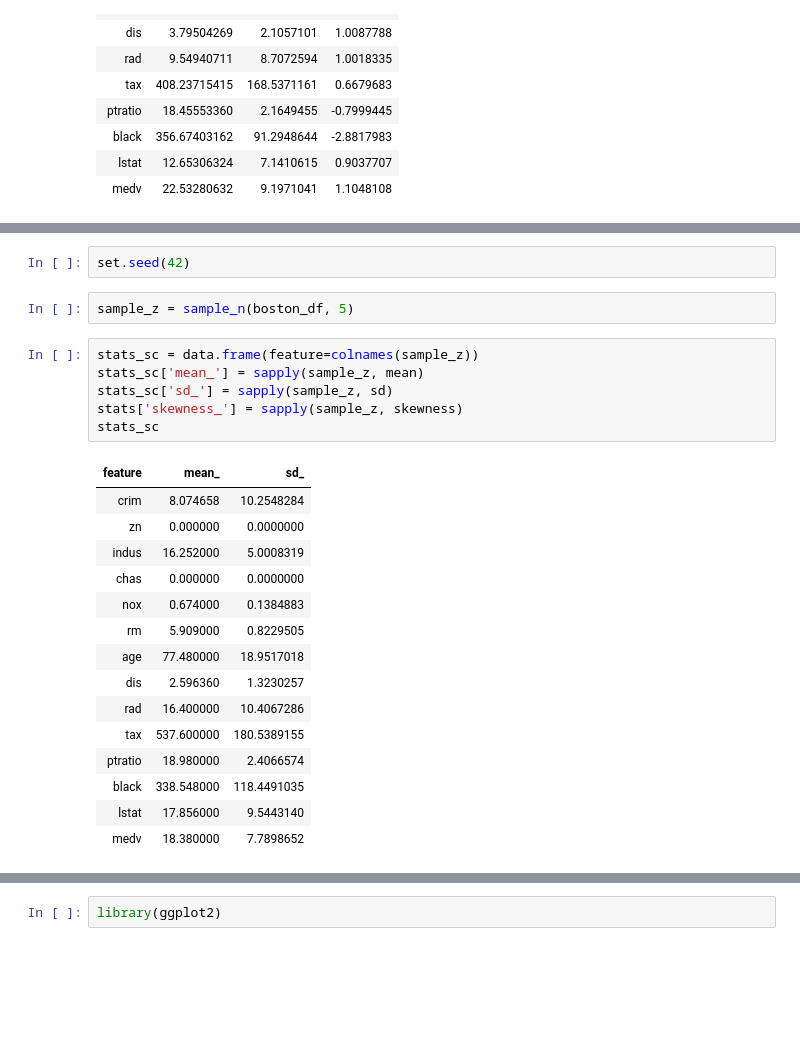
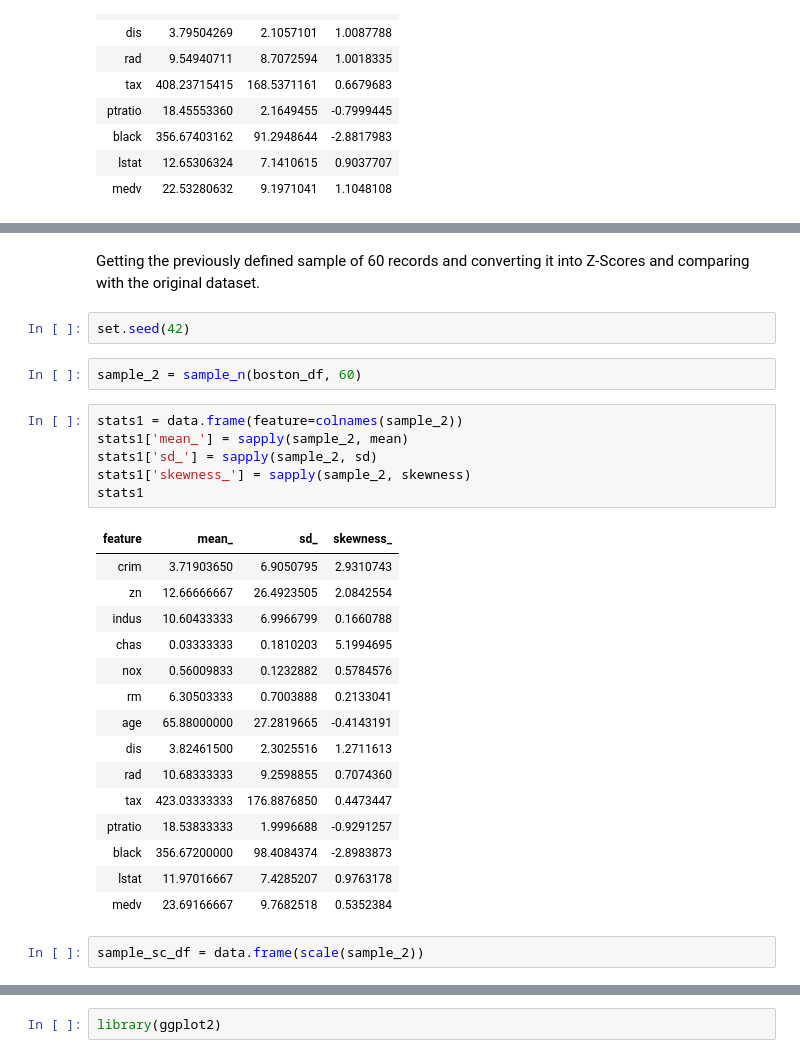
Before and after one commit to cleonadja/Boston-Housing-Data, a Jupyter notebook: ipynb/02-sample_analysis.ipynb, the cells around one changed output, grey strips where cells are left out. Cells and saved outputs as stored; diff of their text form; blank space fills up the shorter version.

```diff
--- a/ipynb/02-sample_analysis.ipynb
+++ b/ipynb/02-sample_analysis.ipynb
@@ -38,26 +62,30 @@ library(dplyr, warn.conflicts = FALSE)
+# %% [markdown]
+Getting the previously defined sample of 60 records and converting it into Z-Scores and comparing with the original dataset.
 # %%
 set.seed(42)
 # %%
-sample_z = sample_n(boston_df, 5)
+sample_2 = sample_n(boston_df, 60)
 # %%
-stats_sc = data.frame(feature=colnames(sample_z))
-stats_sc['mean_'] = sapply(sample_z, mean)
-stats_sc['sd_'] = sapply(sample_z, sd)
-stats['skewness_'] = sapply(sample_z, skewness)
-stats_sc
+stats1 = data.frame(feature=colnames(sample_2))
+stats1['mean_'] = sapply(sample_2, mean)
+stats1['sd_'] = sapply(sample_2, sd)
+stats1['skewness_'] = sapply(sample_2, skewness)
+stats1
 # %% [output]
-| feature | mean_ | sd_ |
-| crim | 8.074658 | 10.2548284 |
-| zn | 0.000000 | 0.0000000 |
-| indus | 16.252000 | 5.0008319 |
-| chas | 0.000000 | 0.0000000 |
-| nox | 0.674000 | 0.1384883 |
-| rm | 5.909000 | 0.8229505 |
-| age | 77.480000 | 18.9517018 |
-| dis | 2.596360 | 1.3230257 |
-| rad | 16.400000 | 10.4067286 |
-| tax | 537.600000 | 180.5389155 |
-| ptratio | 18.980000 | 2.4066574 |
-| black | 338.548000 | 118.4491035 |
-| lstat | 17.856000 | 9.5443140 |
-| medv | 18.380000 | 7.7898652 |
+| feature | mean_ | sd_ | skewness_ |
+| crim | 3.71903650 | 6.9050795 | 2.9310743 |
+| zn | 12.66666667 | 26.4923505 | 2.0842554 |
+| indus | 10.60433333 | 6.9966799 | 0.1660788 |
+| chas | 0.03333333 | 0.1810203 | 5.1994695 |
+| nox | 0.56009833 | 0.1232882 | 0.5784576 |
+| rm | 6.30503333 | 0.7003888 | 0.2133041 |
+| age | 65.88000000 | 27.2819665 | -0.4143191 |
+| dis | 3.82461500 | 2.3025516 | 1.2711613 |
+| rad | 10.68333333 | 9.2598855 | 0.7074360 |
+| tax | 423.03333333 | 176.8876850 | 0.4473447 |
+| ptratio | 18.53833333 | 1.9996688 | -0.9291257 |
+| black | 356.67200000 | 98.4084374 | -2.8983873 |
+| lstat | 11.97016667 | 7.4285207 | 0.9763178 |
+| medv | 23.69166667 | 9.7682518 | 0.5352384 |
+# %%
+sample_sc_df = data.frame(scale(sample_2))
```
Also changed, not shown: parts of 16 cells of this notebook, 3 other files.
